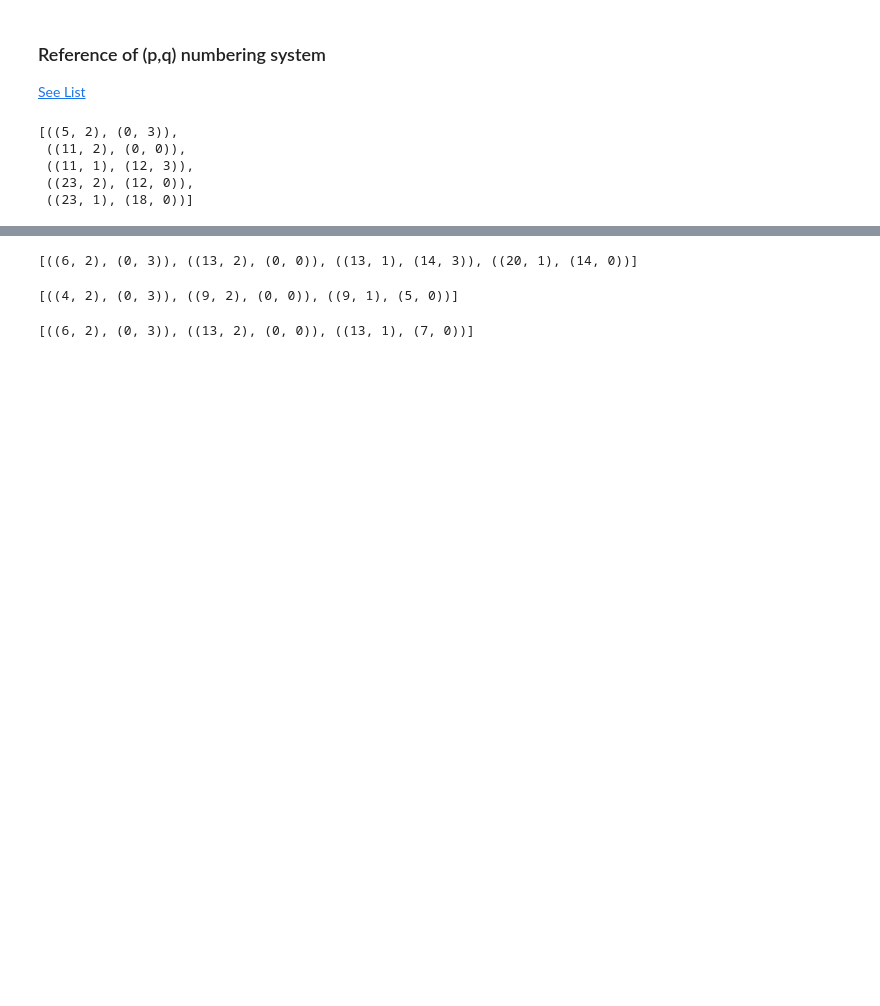
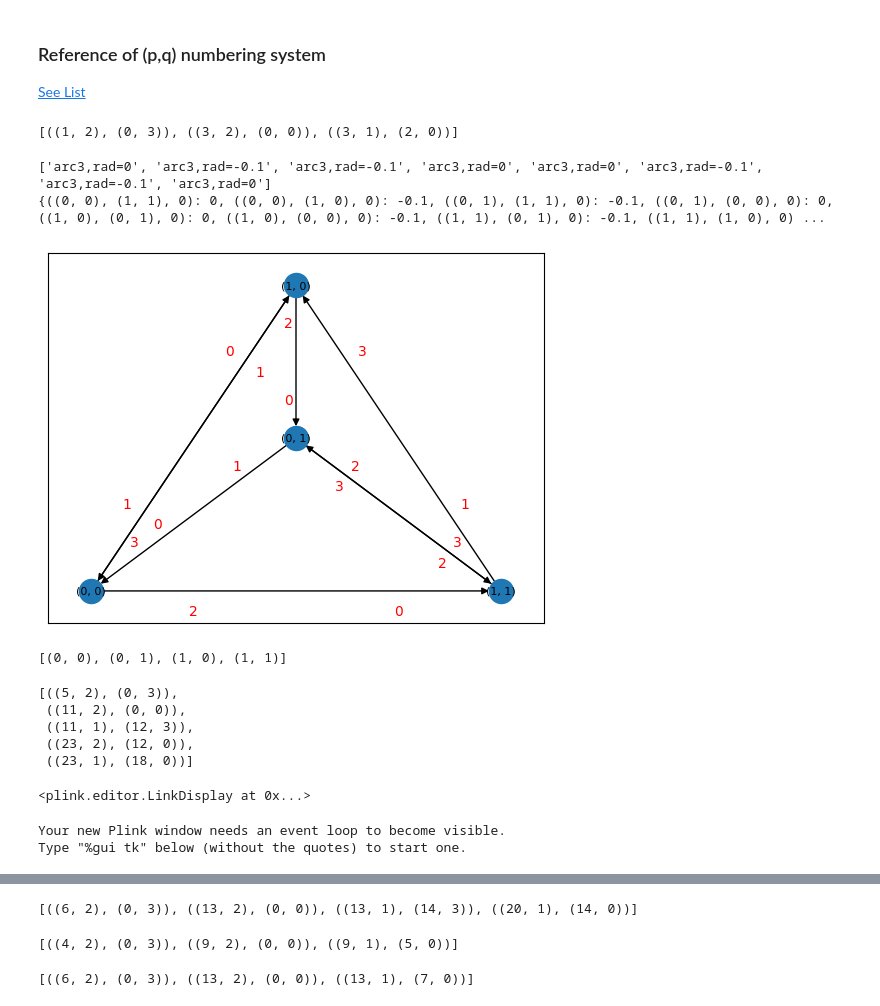
Before and after one commit to JulesGB/KnotGeography, a Jupyter notebook: braids_parallel.ipynb, the cells around one changed output, grey strips where cells are left out. Saved outputs shown, nothing was run; the diff lists cells and outputs as text; code cells hidden in the pictures; blank space fills up the shorter version.

```diff
--- a/braids_parallel.ipynb
+++ b/braids_parallel.ipynb
@@ -50,6 +53,21 @@ def torus_braids(p, q):
     connections = list(zip(second_tuples, first_tuples))
 
     return connections
+# %%
+torus_braids(3,2)
+# %% [output]
+[((1, 2), (0, 3)), ((3, 2), (0, 0)), ((3, 1), (2, 0))]
+# %%
+T32 = snappy.Link('T(3,2)')
+draw_adjacency_graph(T32, rad_increment=0.1)
+# %% [output]
+['arc3,rad=0', 'arc3,rad=-0.1', 'arc3,rad=-0.1', 'arc3,rad=0', 'arc3,rad=0', 'arc3,rad=-0.1', 'arc3,rad=-0.1', 'arc3,rad=0']
+{((0, 0), (1, 1), 0): 0, ((0, 0), (1, 0), 0): -0.1, ((0, 1), (1, 1), 0): -0.1, ((0, 1), (0, 0), 0): 0, ((1, 0), (0, 1), 0): 0, ((1, 0), (0, 0), 0): -0.1, ((1, 1), (0, 1), 0): -0.1, ((1, 1), (1, 0), 0) ...
+[figure, added]
+# %%
+T32.crossings
+# %% [output]
+[(0, 0), (0, 1), (1, 0), (1, 1)]
 # %%
 torus_braids(5,6)
 # %% [output]
@@ -58,3 +76,10 @@ torus_braids(5,6)
  ((11, 1), (12, 3)),
  ((23, 2), (12, 0)),
  ((23, 1), (18, 0))]
+# %%
+T56 = snappy.Link('T(5,6)')
+T56.view()
+# %% [output]
+<plink.editor.LinkDisplay at 0x...>
+Your new Plink window needs an event loop to become visible.
+Type "%gui tk" below (without the quotes) to start one.
```
Also changed, not shown: parts of 2 cells of this notebook, 3 other files.
